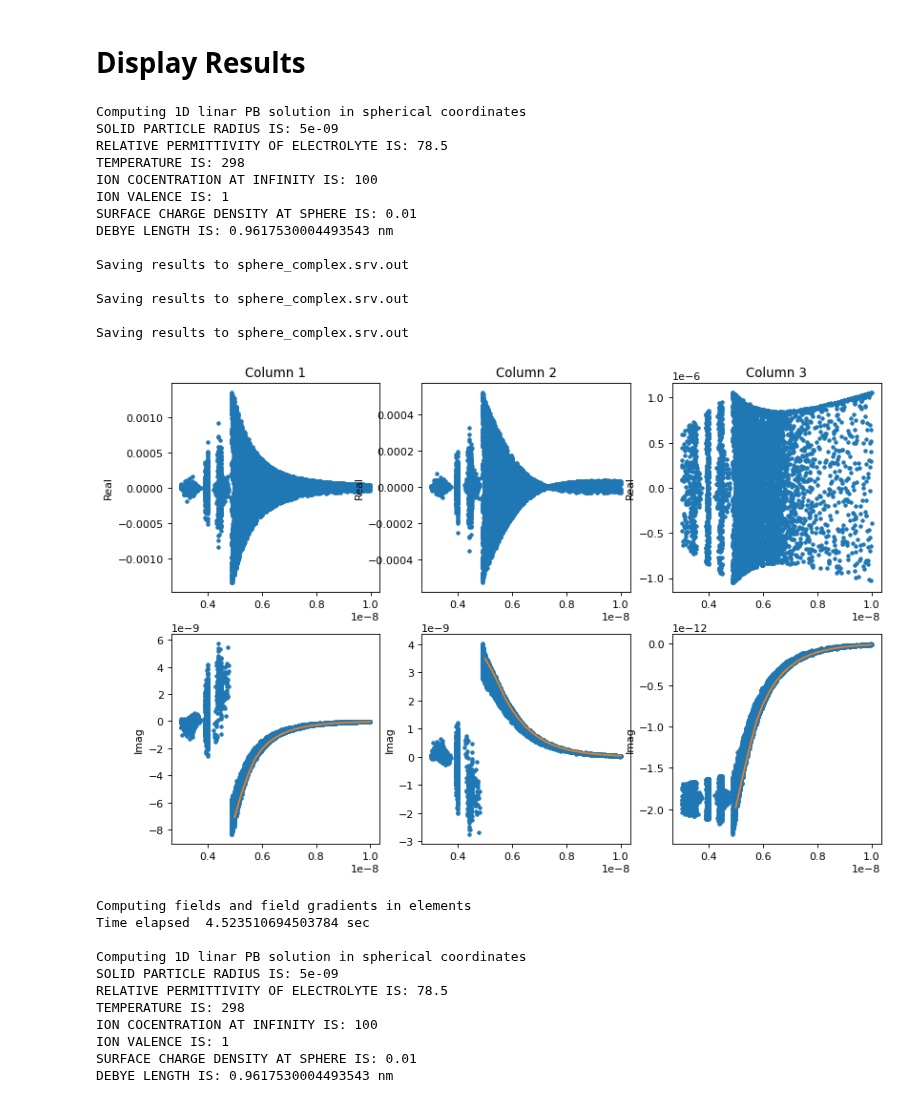
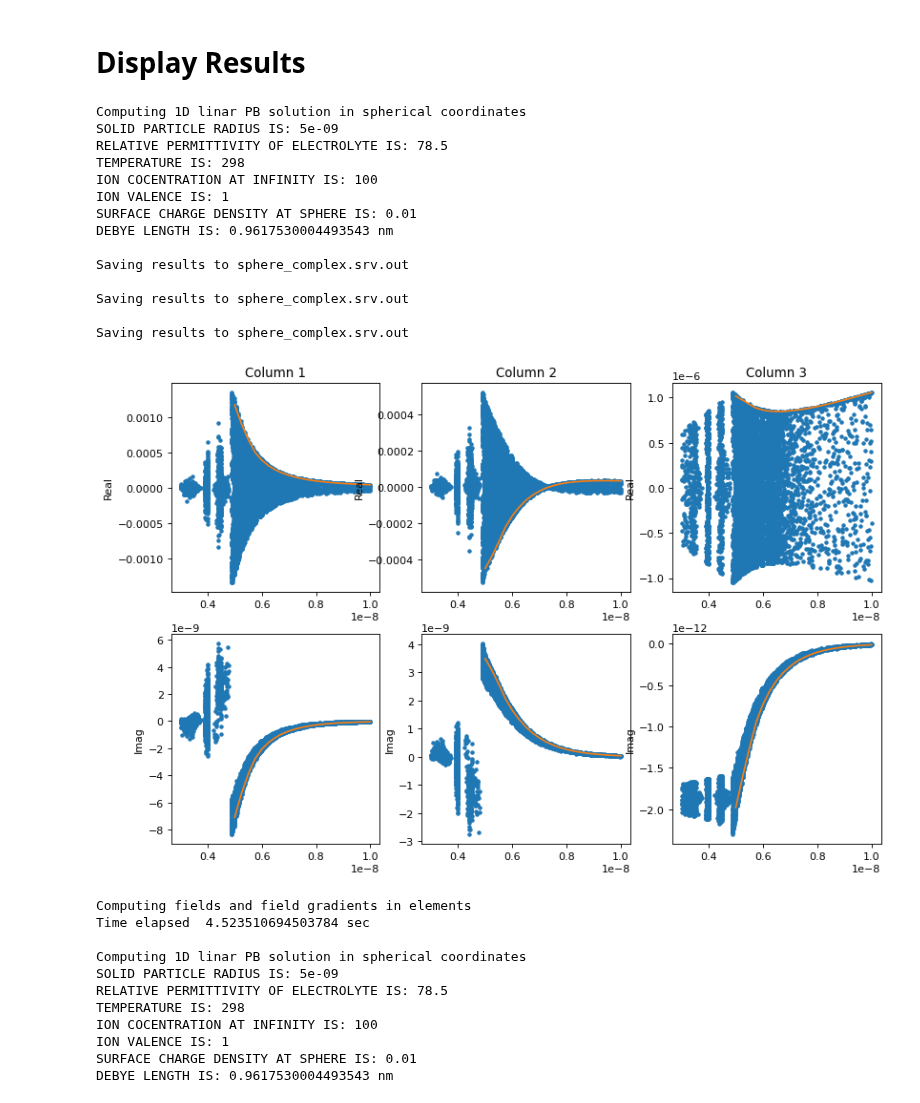
Before and after one commit to yuccadrew/sip, a Jupyter notebook: test_sphere_s61.ipynb, the cells around one changed output. Cells and saved outputs as stored; diff of their text form; code cells hidden in the pictures.

Commit message:
Updated plot for test case 5

```diff
--- a/test_sphere_s61.ipynb
+++ b/test_sphere_s61.ipynb
@@ -2026,35 +2026,35 @@ mask=(dist>3e-9)&(dist<1e-8)
 for i in range(unod1.shape[1]):
     output=output_unod(nodes,unod1[:,i],srvfile)
 
     axs[i].plot(dist[mask],np.real(unod1[mask,i]),'.')
     #axs[i].plot(output[:,1],ansol[:,0],'*')
-    #axs[i].plot(output[:,1],output[:,6])
+    axs[i].plot(output[:,1],output[:,6])
     axs[i].set_title('Column %d'%(i+1))
     axs[i].set_ylabel('Real')
 
     axs[i+3].plot(dist[mask],np.imag(unod1[mask,i]),'.')
     axs[i+3].plot(output[:,1],output[:,7])
     #axs[i+3].set_xlabel('Distance (m)')
     axs[i+3].set_ylabel('Imag')
 
 #     mask=dist<=5e-9
 #     axs[2].plot(dist[mask],np.real(unod1[mask,0]),'.')
 # %% [output]
 Computing 1D linar PB solution in spherical coordinates
 SOLID PARTICLE RADIUS IS: 5e-09
 RELATIVE PERMITTIVITY OF ELECTROLYTE IS: 78.5
 TEMPERATURE IS: 298
 ION COCENTRATION AT INFINITY IS: 100
 ION VALENCE IS: 1
 SURFACE CHARGE DENSITY AT SPHERE IS: 0.01
 DEBYE LENGTH IS: 0.9617530004493543 nm
 
 Saving results to sphere_complex.srv.out
 
 Saving results to sphere_complex.srv.out
 
 Saving results to sphere_complex.srv.out
-[figure, old version]
+[figure, new version]
 # %%
 %matplotlib inline
 import matplotlib.pyplot as plt
```
